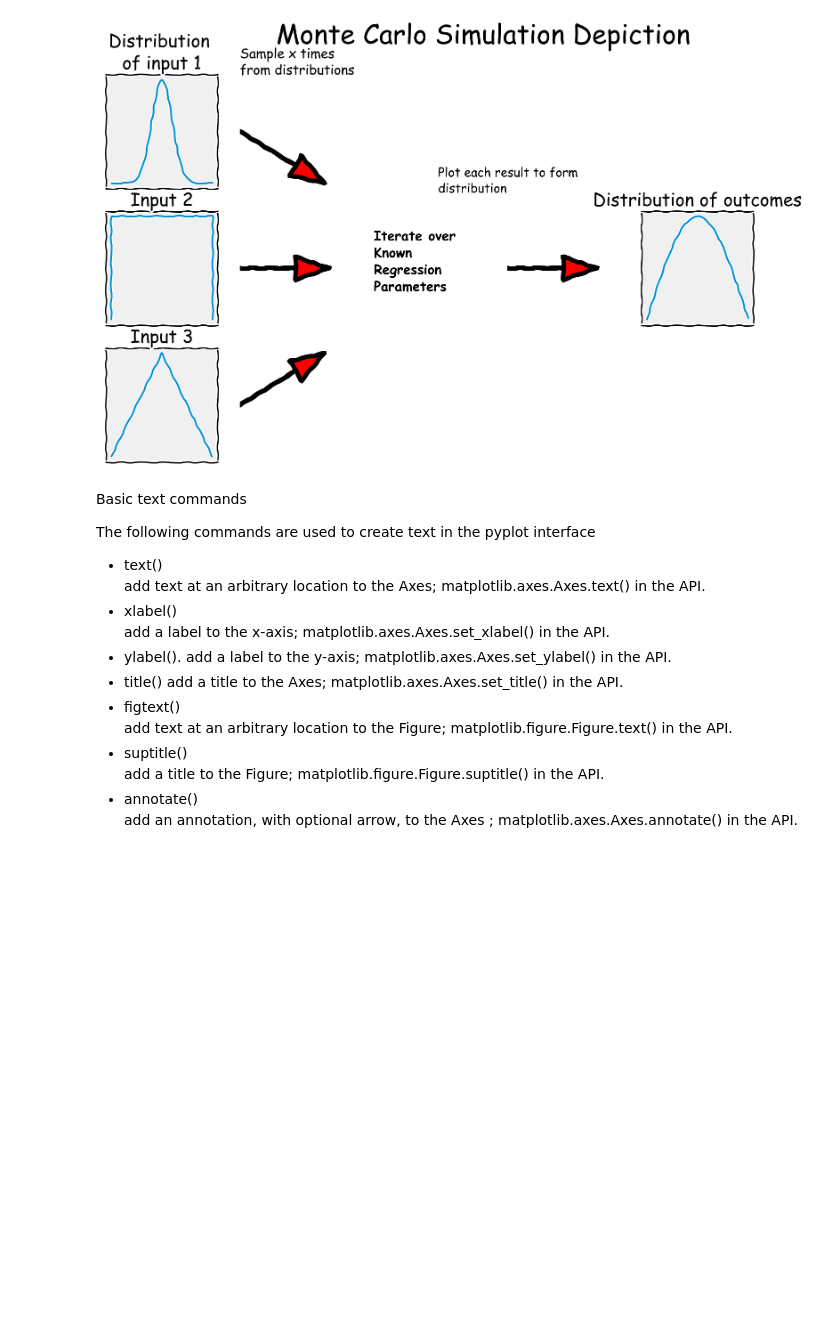
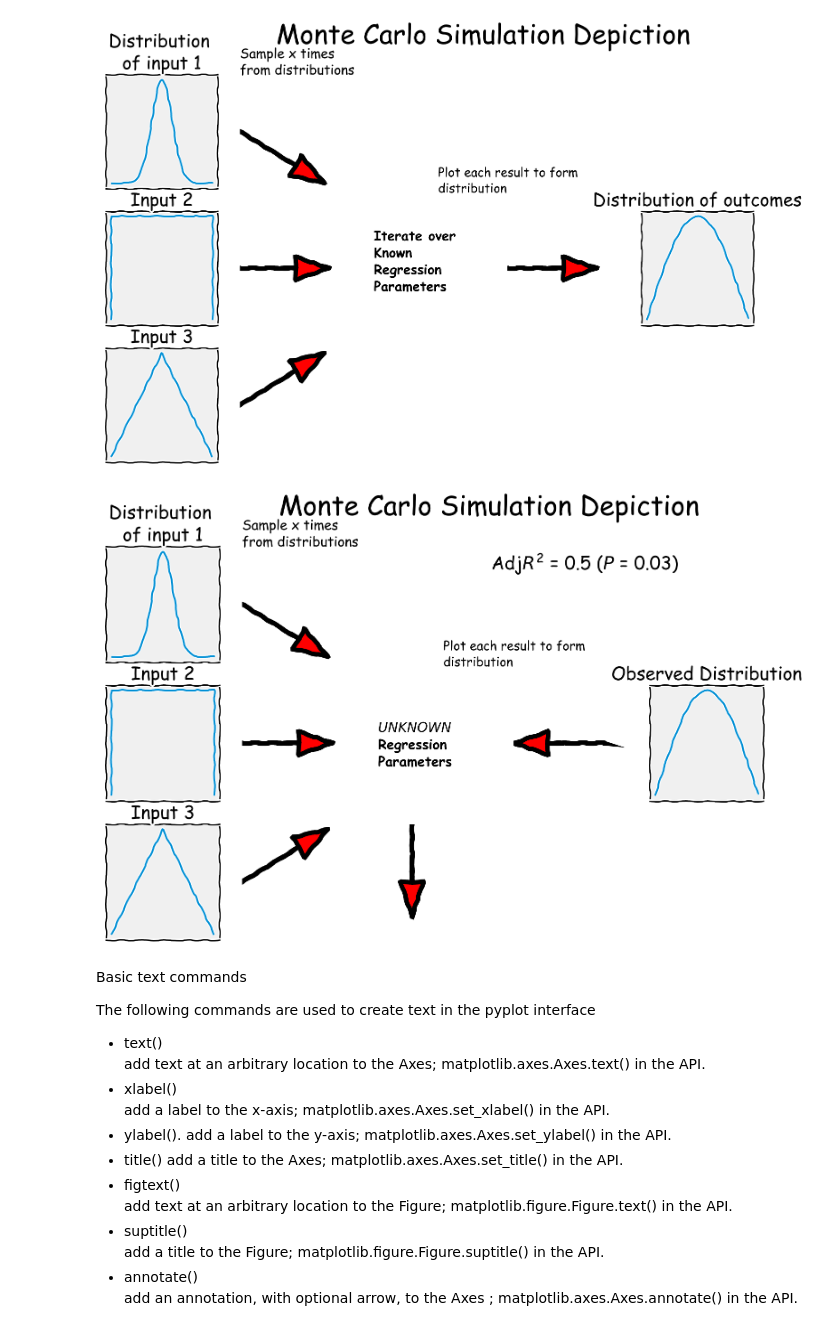
Before and after one commit to MaartenKool/CookBooks, a Jupyter notebook: McMcInShort.ipynb, the cells around one changed output. Cells and saved outputs as stored; diff of their text form; code cells hidden in the pictures; blank space fills up the shorter version.

```diff
--- a/McMcInShort.ipynb
+++ b/McMcInShort.ipynb
@@ -216,6 +216,76 @@ with plt.xkcd(randomness=10):
     plt.show();
 # %% [output]
 [figure]
+# %%
+import numpy as np
+import matplotlib.pyplot as plt
+from scipy.stats import norm
+
+
+
+with plt.xkcd(randomness=10):
+    fig=plt.figure(figsize=(14,8) )
+    fig.suptitle('Monte Carlo Simulation Depiction', fontsize=30)
+    fig.text(.45,.65,'Plot each result to form\ndistribution')
+
+    ax1 = plt.subplot2grid((3,6),(0, 0))
+    ax2 = plt.subplot2grid((3,6),(0, 1))
+    ax3 = plt.subplot2grid((3,6),(1, 0))
+    ax4 = plt.subplot2grid((3,6),(1, 1))
+    ax5 = plt.subplot2grid((3,6),(2, 0))
+    ax6 = plt.subplot2grid((3,6),(2, 1))
+    ax7 = plt.subplot2grid((3,6),(1, 2))
+    ax8 = plt.subplot2grid((3,6),(1, 3))
+    ax9 = plt.subplot2grid((3,6),(1, 4))
+    ax10 = plt.subplot2grid((3,6),(2, 2))
+
+    # Plot between -10 and 10 with .001 steps.
+    x_axis = np.arange(-1, 1, 0.01)
+    # Mean = 0, SD = .2
+    ax1.plot(x_axis, norm.pdf(x_axis,0,.2))
+    ax1.set_title('Distribution \nof input 1')
+
+    xpoints=[-1,-1,1,1]
+    ypoints=[0,1,1,0]
+    ax3.plot(xpoints,ypoints)
+    ax3.set_title('Input 2')
+
+    xpoints=[-1,0,1]
+    ypoints=[0,1,0]
+
+    ax5.plot(xpoints,ypoints)
+    ax5.set_title('Input 3')
+
+    ax4.arrow(0, 0.5, 0.5, 0 , lw=5, head_width=.2, head_length=.3, fc='r', ec='k')
+    ax4.axis('off')
+
+    ax2.arrow(0, 0.5, 0.5, -0.3 , lw=5, head_width=.2, head_length=.3, fc='r', ec='k')
+    ax2.text(0, 1, 'Sample x times\nfrom distributions', fontsize=15)
+    ax2.axis('off')
+
+    ax6.arrow(0, 0.5, 0.5, 0.3 , lw=5, head_width=.2, head_length=.3, fc='r', ec='k')
+    ax6.axis('off')
+
+    ax7.text(0, .3, '$UNKNOWN$\nRegression\nParameters', fontsize=15, fontweight='bold')
+    ax7.text(1, 2, 'Adj$\mathregular{\mathit{R}^2}$ = 0.5 ($\mathregular{\mathit{P}}$ = 0.03)', fontsize = 20)
+    ax7.axis('off')
+
+    ax8.arrow(.8, 0.5, -0.5, 0 , lw=5, head_width=.2, head_length=.3, fc='r', ec='k')
+    ax8.axis('off')
+
+    x_axis = np.arange(-1, 1, 0.01)
+    # Mean = 0, SD = 1
+    ax9.plot(x_axis, norm.pdf(x_axis,0,1))
+    ax9.set_title('Observed Distribution')
+
+    ax10.arrow(0.3, 1, 0, -.5 , lw=5, head_width=.2, head_length=.3, fc='r', ec='k')
+    ax10.axis('off')
+
+    #suppress all axis labels
+    plt.setp(plt.gcf().get_axes(), xticks=[], yticks=[])
+    plt.show();
+# %% [output]
+[figure, added]
 # %% [markdown]
 Basic text commands
 
```
Also changed, not shown: 1 other file.
